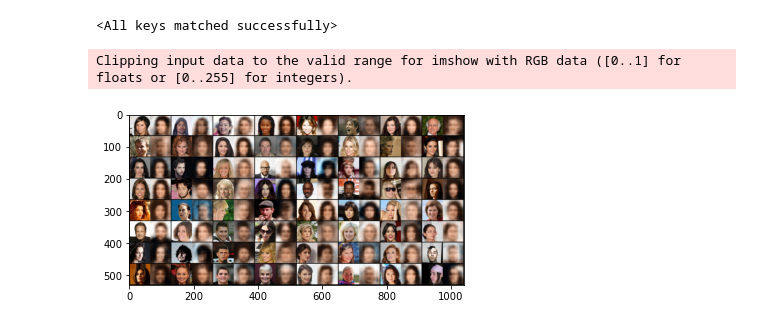
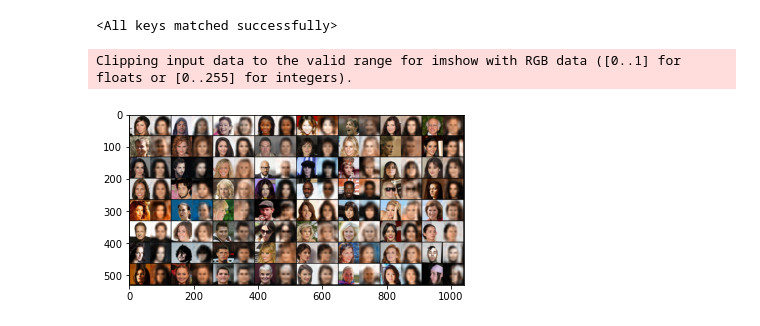
Before and after one commit to antonzub99/AEproject, a Jupyter notebook: notebooks/check_outputs.ipynb, the cells around one changed output. Saved outputs shown, nothing was run; the diff lists cells and outputs as text; code cells hidden in the pictures.

```diff
--- a/notebooks/check_outputs.ipynb
+++ b/notebooks/check_outputs.ipynb
@@ -8,7 +8,7 @@ import os
 device = "cuda:0"
 pardir = os.path.abspath(os.path.join(os.getcwd(), os.pardir))
 storage = 'mae'
-name = "checkpoint-48.pt"
+name = "checkpoint-50.pt"
 path = os.path.join(pardir, storage, name)
 aenet = model.AEBase(3, 8, 3, 128)
 
@@ -26,18 +26,18 @@ loaders = dataset.build_loader(
 # %%
 import matplotlib.pyplot as plt
 import numpy as np
 from torchvision.utils import make_grid
 
 def plot_img(img, name):
     img = img.detach().cpu().numpy()
     plt.imshow(np.transpose(img, (1, 2, 0)))
     plt.savefig(name)
 
 imgs = next(iter(loaders['test']))
 outp = aenet(imgs)
 
 printimg = make_grid(torch.cat([imgs, outp], dim=3))
-plot_img(printimg, 'recon_test.png')
+plot_img(printimg, 'mae_kaimini_recon_test.png')
 # %% [output]
 Clipping input data to the valid range for imshow with RGB data ([0..1] for floats or [0..255] for integers).
-[figure, old version]
+[figure, new version]
```
Also changed, not shown: 1 other file.
